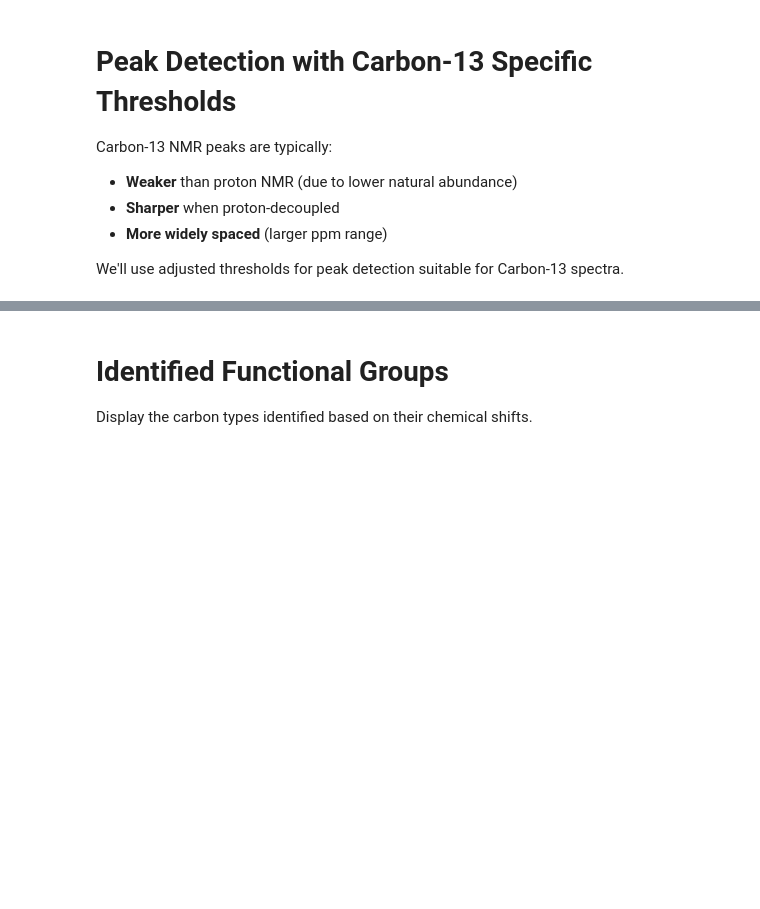
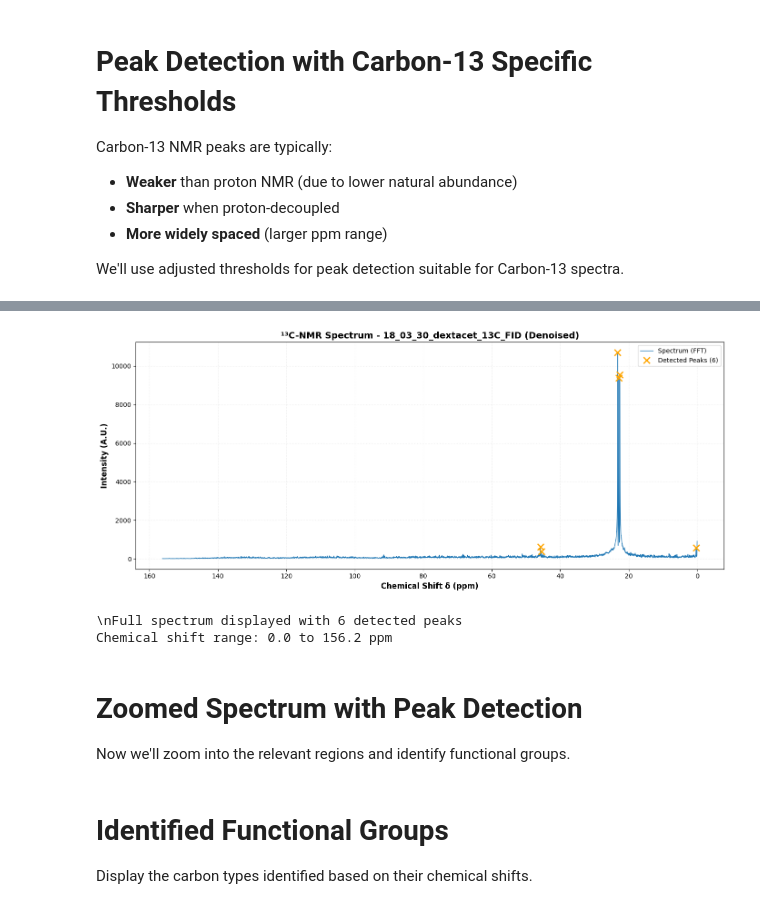
Before and after one commit to Quintinlf/NMR-Project, a Jupyter notebook: fall_semester_2025/carbon_nmr.ipynb, the cells around one changed output, grey strips where cells are left out. Saved outputs shown, nothing was run; the diff lists cells and outputs as text; code cells hidden in the pictures; blank space fills up the shorter version.

```diff
--- a/fall_semester_2025/carbon_nmr.ipynb
+++ b/fall_semester_2025/carbon_nmr.ipynb
@@ -382,3 +407,35 @@ Detected 20 peaks in the spectrum
+# %%
+# Plot full spectrum with detected peaks (like H-NMR cell 25)
+plt.figure(figsize=(14, 6))
+plt.plot(ppm_axis, positive_magnitude, linewidth=1, color='#1f77b4', label="Spectrum (FFT)")
+
+# Mark detected peaks
+if len(peaks) > 0:
+    peak_ppms_full = ppm_axis[peaks]
+    peak_heights = positive_magnitude[peaks]
+    plt.plot(peak_ppms_full, peak_heights, "x", markersize=10, color='orange',
+             label=f"Detected Peaks ({len(peaks)})", markeredgewidth=2)
+
+plt.gca().invert_xaxis()
+plt.xlabel("Chemical Shift δ (ppm)", fontsize=12, fontweight='bold')
+plt.ylabel("Intensity (A.U.)", fontsize=12, fontweight='bold')
+plt.title(f"¹³C-NMR Spectrum - {name}{' (Denoised)' if USE_DENOISING else ''}",
+          fontsize=14, fontweight='bold')
+plt.legend(fontsize=10)
+plt.grid(alpha=0.3, linestyle=':')
+plt.tight_layout()
+plt.show()
+
+print(f"\\nFull spectrum displayed with {len(peaks)} detected peaks")
+print(f"Chemical shift range: {ppm_axis.min():.1f} to {ppm_axis.max():.1f} ppm")
+# %% [output]
+[figure, added]
+\nFull spectrum displayed with 6 detected peaks
+Chemical shift range: 0.0 to 156.2 ppm
+# %% [markdown]
+# Zoomed Spectrum with Peak Detection
+
+Now we'll zoom into the relevant regions and identify functional groups.
 # %% [markdown]
 # Identified Functional Groups
 
```
Also changed, not shown: parts of 17 cells of this notebook.
